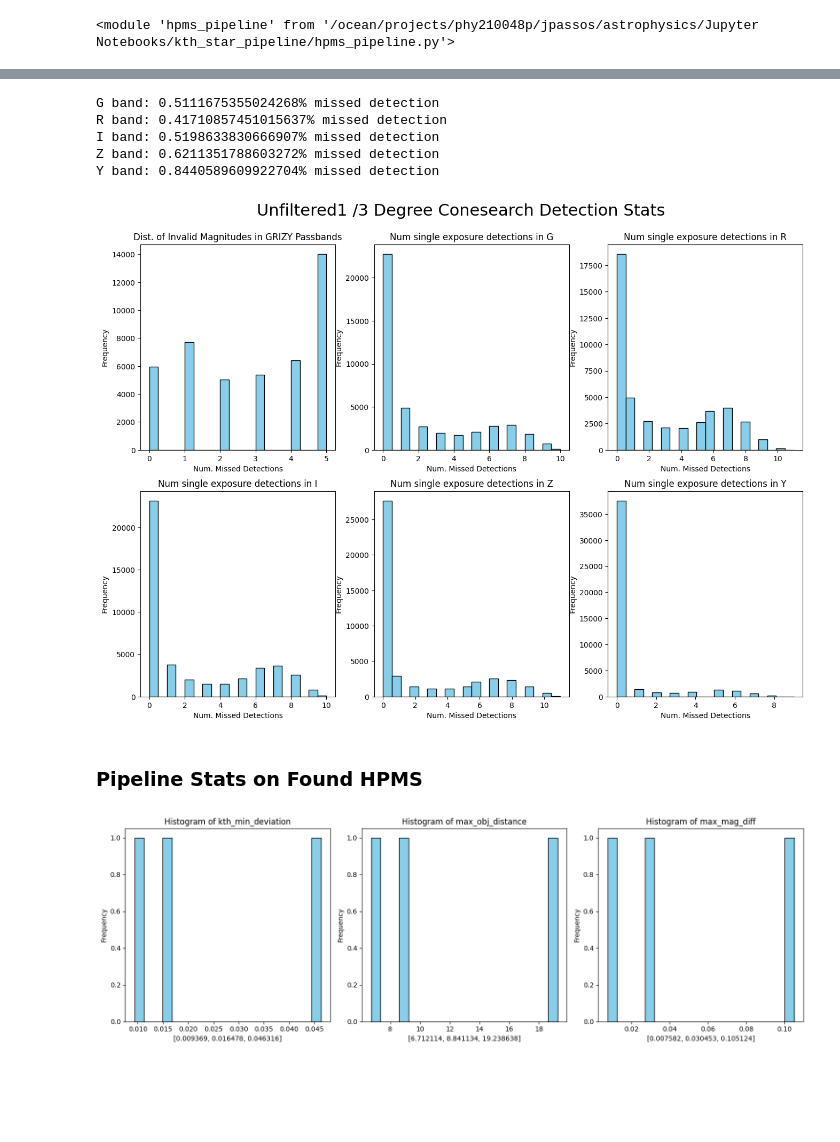
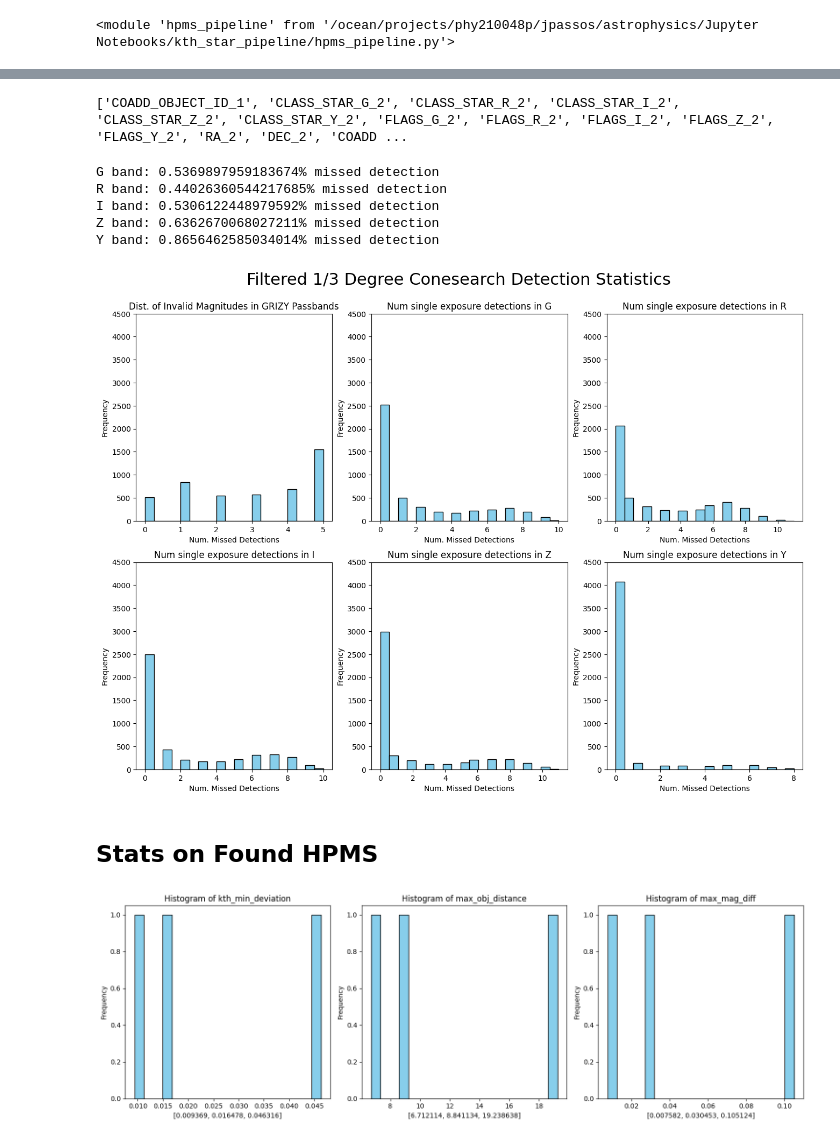
Before and after one commit to JoaoDPassos/brown-dwarf-search, a Jupyter notebook: Jupyter Notebooks/kth_star_pipeline/pipeline_stats.ipynb, the cells around one changed output, grey strips where cells are left out. Drawn from its saved outputs; the diff is of its cells as text; code cells hidden in the pictures; blank space fills up the shorter version.

```diff
--- a/Jupyter Notebooks/kth_star_pipeline/pipeline_stats.ipynb
+++ b/Jupyter Notebooks/kth_star_pipeline/pipeline_stats.ipynb
@@ -160,31 +189,45 @@ Name: n_missed_detections, Length: 44504, dtype: int64
-# %%
-print(f"G band: {missed_g/len(computed_subset)}% missed detection")
-print(f"R band: {missed_r/len(computed_subset)}% missed detection")
-print(f"I band: {missed_i/len(computed_subset)}% missed detection")
-print(f"Z band: {missed_z/len(computed_subset)}% missed detection")
-print(f"Y band: {missed_y/len(computed_subset)}% missed detection")
-
-fig, axes = plt.subplots(2, 3, figsize=(16,11))
-fig.suptitle('Unfiltered1 /3 Degree Conesearch Detection Stats', size=22,y=0.95)
-
-nepochs_cols = ['NEPOCHS_G', 'NEPOCHS_R', 'NEPOCHS_I', 'NEPOCHS_Z', 'NEPOCHS_Y']
-columns = [missed_detections] + [subset[col] for col in nepochs_cols]
-names = ['Dist. of Invalid Magnitudes in GRIZY Passbands'] + [f'Num single exposure detections in {band}' for band in ['G','R','I','Z','Y']]
-
-for ax, col, name in zip(axes.flatten(), columns, names):
-    ax.hist(col, bins=20, color='skyblue', edgecolor='black')
-    ax.set_title(name)
-    ax.set_xlabel('Num. Missed Detections')
-    ax.set_ylabel('Frequency')
-# %% [output]
-G band: 0.5111675355024268% missed detection
-R band: 0.41710857451015637% missed detection
-I band: 0.5198633830666907% missed detection
-Z band: 0.6211351788603272% missed detection
-Y band: 0.8440589609922704% missed detection
-[figure, removed]
+# %%
+with Client():
+    missed_detections_filtered = one_third_deg_results.map_partitions(hpms.num_missed_detections,
+                                             ['WAVG_MAG_PSF_G_2', 'WAVG_MAG_PSF_R_2',
+                                              'WAVG_MAG_PSF_I_2', 'WAVG_MAG_PSF_Z_2',
+                                              'WAVG_MAG_PSF_Y_2'], missed_val).compute()
+
+missed_totals = [
+    (computed_results[f'WAVG_MAG_PSF_{band}_2'] == missed_val).to_numpy().sum() for band in bandList
+]
+# %%
+print(list(computed_results))
+# %% [output]
+['COADD_OBJECT_ID_1', 'CLASS_STAR_G_2', 'CLASS_STAR_R_2', 'CLASS_STAR_I_2', 'CLASS_STAR_Z_2', 'CLASS_STAR_Y_2', 'FLAGS_G_2', 'FLAGS_R_2', 'FLAGS_I_2', 'FLAGS_Z_2', 'FLAGS_Y_2', 'RA_2', 'DEC_2', 'COADD ...
+# %%
+warnings.filterwarnings("ignore", category=UserWarning, module="dask.dataframe.dask_expr._collection")
+
+for band, missed in zip(bandList, missed_totals):
+    print(f"{band} band: {missed/len(computed_results)}% missed detection")
+
+fig, axes = plt.subplots(2, 3, figsize=(16,11))
+fig.suptitle('Filtered 1/3 Degree Conesearch Detection Statistics', size=22,y=0.95)
+
+nepochs_cols = ['NEPOCHS_G_2', 'NEPOCHS_R_2', 'NEPOCHS_I_2', 'NEPOCHS_Z_2', 'NEPOCHS_Y_2']
+columns = [missed_detections_filtered] + [computed_results[col] for col in nepochs_cols]
+names = ['Dist. of Invalid Magnitudes in GRIZY Passbands'] + [f'Num single exposure detections in {band}' for band in bandList]
+
+for ax, col, name in zip(axes.flatten(), columns, names):
+    ax.hist(col, bins=20, color='skyblue', edgecolor='black')
+    ax.set_title(name)
+    ax.set_xlabel('Num. Missed Detections')
+    ax.set_ylabel('Frequency')
+    ax.set_ylim(top=4500)
+# %% [output]
+G band: 0.5369897959183674% missed detection
+R band: 0.44026360544217685% missed detection
+I band: 0.5306122448979592% missed detection
+Z band: 0.6362670068027211% missed detection
+Y band: 0.8656462585034014% missed detection
+[figure, added]
 # %% [markdown]
-### Pipeline Stats on Found HPMS
+##  Stats on Found HPMS
 # %%
 #These were manually obtained from runs in test_execute_pipeline.ipynb
 
```
Also changed, not shown: parts of 13 cells of this notebook, 3 other files.
